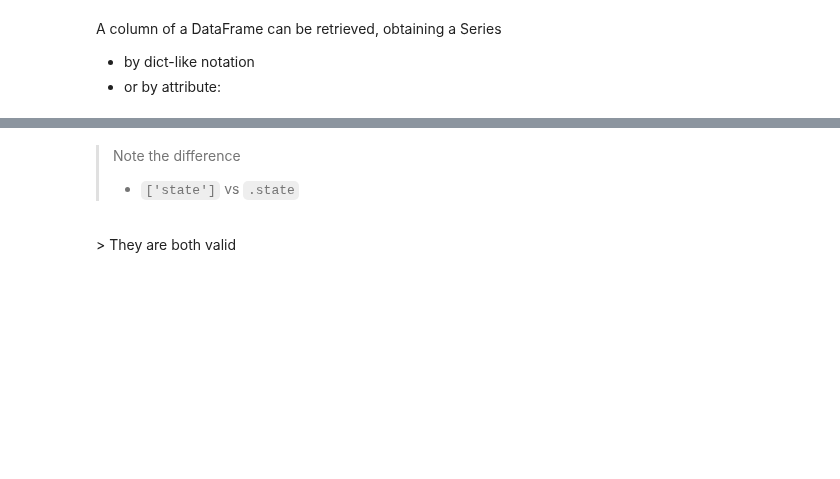
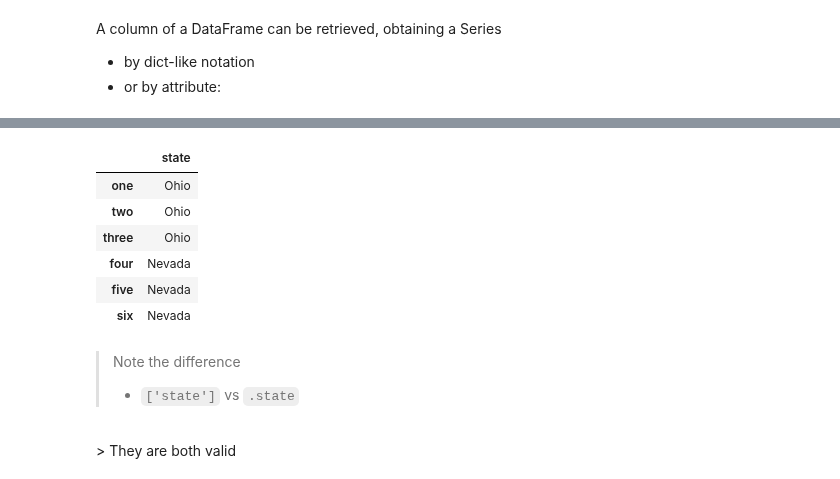
Before and after one commit to EMbeDS-education/StatsAndComputing20212022, a Jupyter notebook: PDA/jupyter/jupyterNotebooks/M2_01NumPy_Pandas.ipynb, the cells around one changed output, grey strips where cells are left out. Drawn from its saved outputs; the diff is of its cells as text; code cells hidden in the pictures; blank space fills up the shorter version.

```diff
--- a/PDA/jupyter/jupyterNotebooks/M2_01NumPy_Pandas.ipynb
+++ b/PDA/jupyter/jupyterNotebooks/M2_01NumPy_Pandas.ipynb
@@ -1229,3 +1394,14 @@ frame2.state # by attribute
+# %%
+#frame2[['state','year']]
+frame2[ ['state'] ]
+# %% [output]
+|  | state |
+| one | Ohio |
+| two | Ohio |
+| three | Ohio |
+| four | Nevada |
+| five | Nevada |
+| six | Nevada |
 # %% [markdown]
 > Note the difference
 > - `['state']` vs `.state`
```
Also changed, not shown: parts of 104 cells of this notebook, 1 other file.
